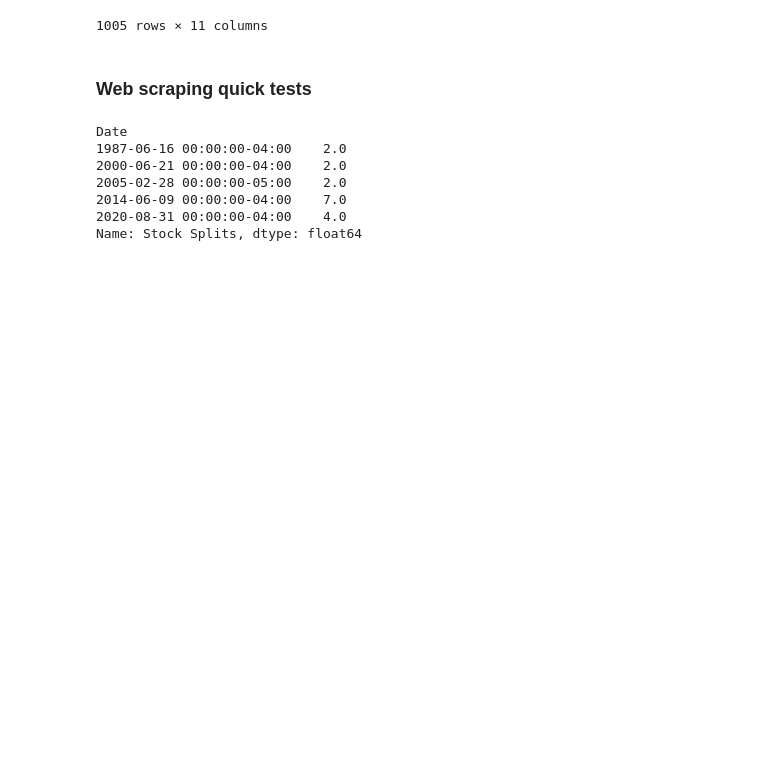
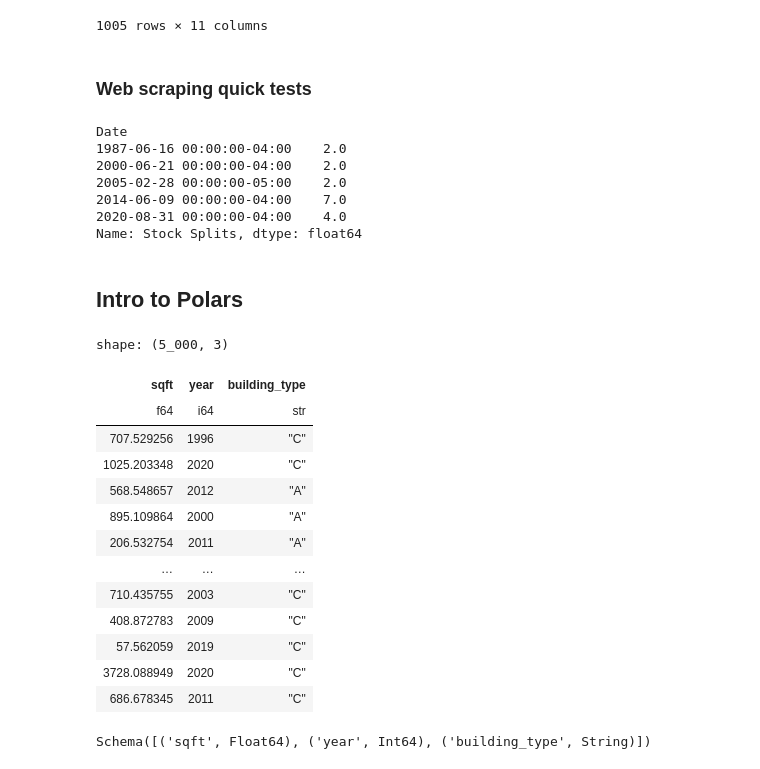
Before and after one commit to francisco3511/stocksense, a Jupyter notebook: notebooks/eda.ipynb, the cells around one changed output. Drawn from its saved outputs; the diff is of its cells as text; code cells hidden in the pictures; blank space fills up the shorter version.

```diff
--- a/notebooks/eda.ipynb
+++ b/notebooks/eda.ipynb
@@ -96,3 +96,39 @@ Date
 2014-06-09 00:00:00-04:00    7.0
 2020-08-31 00:00:00-04:00    4.0
 Name: Stock Splits, dtype: float64
+# %% [markdown]
+## Intro to Polars
+# %%
+import polars as pl
+import numpy as np
+
+num_rows = 5000
+rng = np.random.default_rng(seed=7)
+
+buildings_data = {
+    "sqft": rng.exponential(scale=1000, size=num_rows),
+    "year": rng.integers(low=1995, high=2023, size=num_rows),
+    "building_type": rng.choice(["A", "B", "C"], size=num_rows),
+}
+
+buildings = pl.DataFrame(buildings_data)
+buildings
+# %% [output]
+shape: (5_000, 3)
+| sqft | year | building_type |
+| f64 | i64 | str |
+| 707.529256 | 1996 | "C" |
+| 1025.203348 | 2020 | "C" |
+| 568.548657 | 2012 | "A" |
+| 895.109864 | 2000 | "A" |
+| 206.532754 | 2011 | "A" |
+| … | … | … |
+| 710.435755 | 2003 | "C" |
+| 408.872783 | 2009 | "C" |
+| 57.562059 | 2019 | "C" |
+| 3728.088949 | 2020 | "C" |
+| 686.678345 | 2011 | "C" |
+# %%
+buildings.schema
+# %% [output]
+Schema([('sqft', Float64), ('year', Int64), ('building_type', String)])
```
Also changed, not shown: parts of 2 cells of this notebook, 11 other files.
